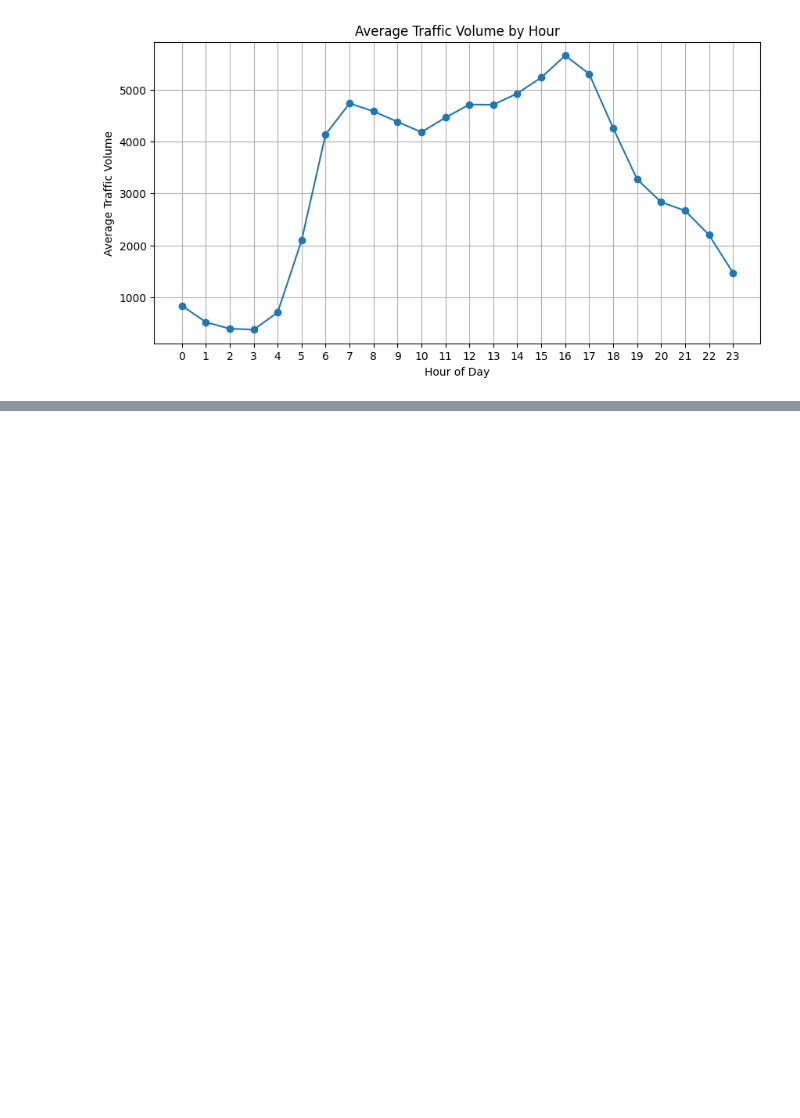
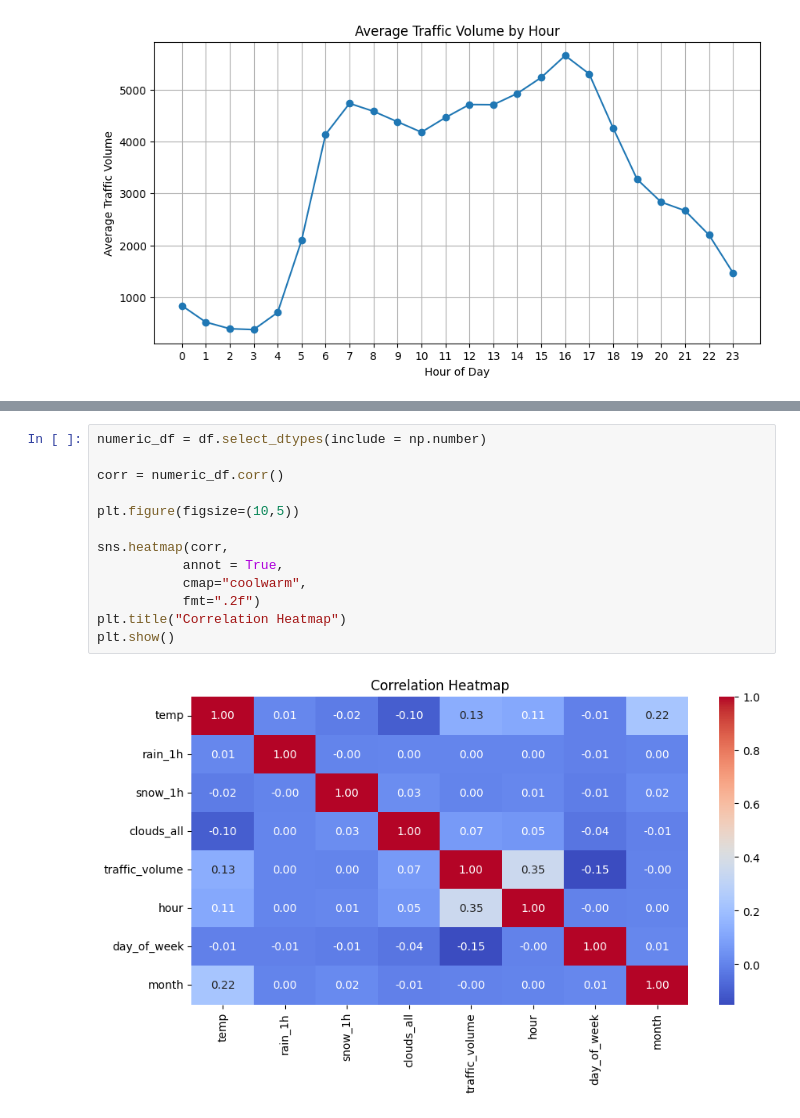
Before and after one commit to amarbhise05/Smart_Traffic, a Jupyter notebook: data_cleaning.ipynb, the cells around one changed output, grey strips where cells are left out. Cells and saved outputs as stored; diff of their text form; blank space fills up the shorter version.

```diff
--- a/data_cleaning.ipynb
+++ b/data_cleaning.ipynb
@@ -148,0 +170,15 @@ plt.show()
+# %%
+numeric_df = df.select_dtypes(include = np.number)
+
+corr = numeric_df.corr()
+
+plt.figure(figsize=(10,5))
+
+sns.heatmap(corr,
+           annot = True,
+           cmap="coolwarm",
+           fmt=".2f")
+plt.title("Correlation Heatmap")
+plt.show()
+# %% [output]
+[figure, added]
```
Also changed, not shown: parts of 5 cells of this notebook, 6 other files.
